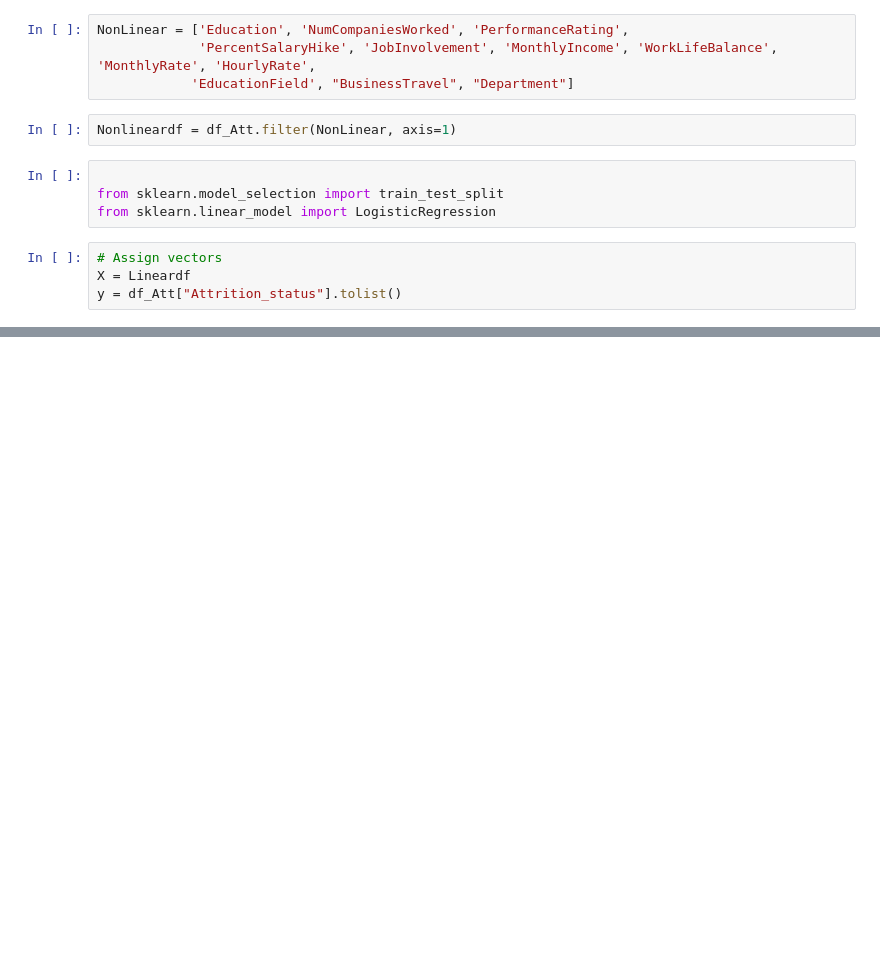
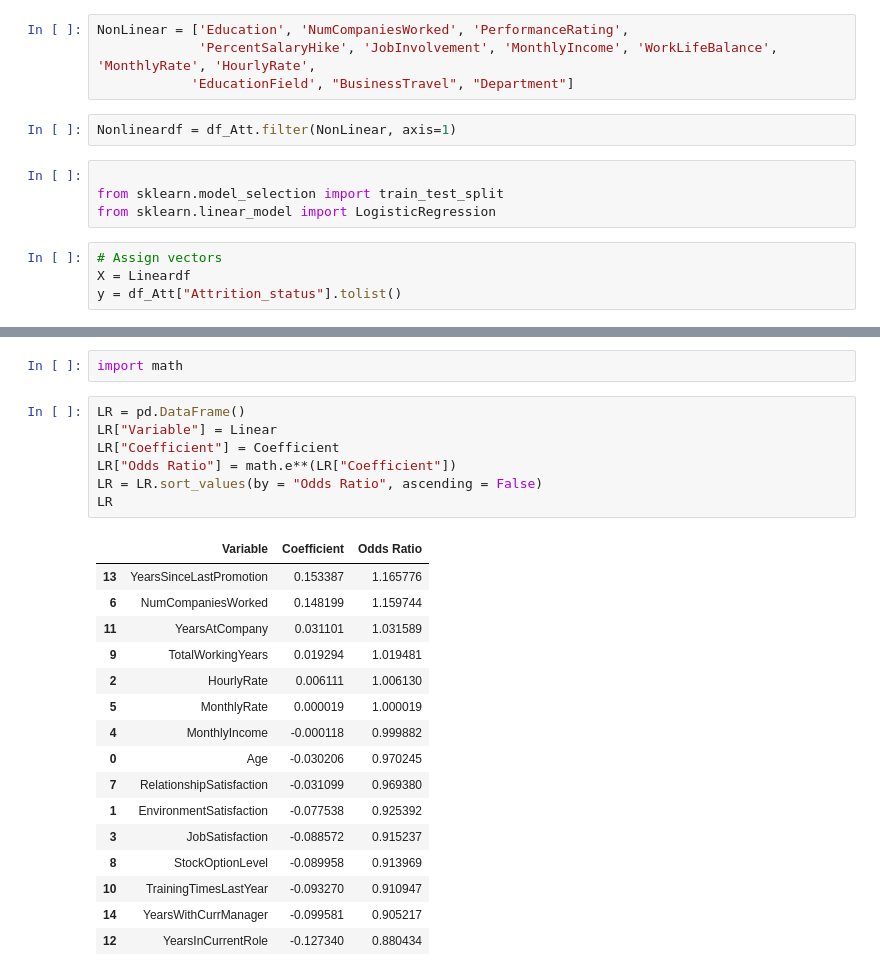
Before and after one commit to HannahZZY/Senior_Project_Hannah, a Jupyter notebook: DA401 codes.ipynb, the cells around one changed output, grey strips where cells are left out. Cells and saved outputs as stored; diff of their text form; blank space fills up the shorter version.

```diff
--- a/DA401 codes.ipynb
+++ b/DA401 codes.ipynb
@@ -537,0 +531,26 @@ LR
+# %%
+import math
+# %%
+LR = pd.DataFrame()
+LR["Variable"] = Linear
+LR["Coefficient"] = Coefficient
+LR["Odds Ratio"] = math.e**(LR["Coefficient"])
+LR = LR.sort_values(by = "Odds Ratio", ascending = False)
+LR
+# %% [output]
+|  | Variable | Coefficient | Odds Ratio |
+| 13 | YearsSinceLastPromotion | 0.153387 | 1.165776 |
+| 6 | NumCompaniesWorked | 0.148199 | 1.159744 |
+| 11 | YearsAtCompany | 0.031101 | 1.031589 |
+| 9 | TotalWorkingYears | 0.019294 | 1.019481 |
+| 2 | HourlyRate | 0.006111 | 1.006130 |
+| 5 | MonthlyRate | 0.000019 | 1.000019 |
+| 4 | MonthlyIncome | -0.000118 | 0.999882 |
+| 0 | Age | -0.030206 | 0.970245 |
+| 7 | RelationshipSatisfaction | -0.031099 | 0.969380 |
+| 1 | EnvironmentSatisfaction | -0.077538 | 0.925392 |
+| 3 | JobSatisfaction | -0.088572 | 0.915237 |
+| 8 | StockOptionLevel | -0.089958 | 0.913969 |
+| 10 | TrainingTimesLastYear | -0.093270 | 0.910947 |
+| 14 | YearsWithCurrManager | -0.099581 | 0.905217 |
+| 12 | YearsInCurrentRole | -0.127340 | 0.880434 |
```
Also changed, not shown: parts of 17 cells of this notebook, 1 other file.
